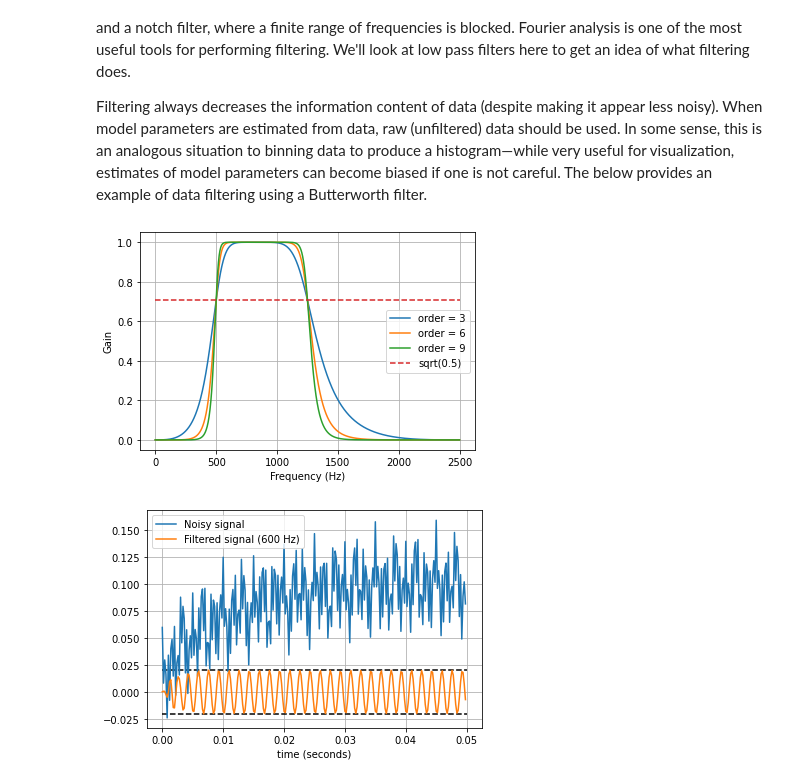
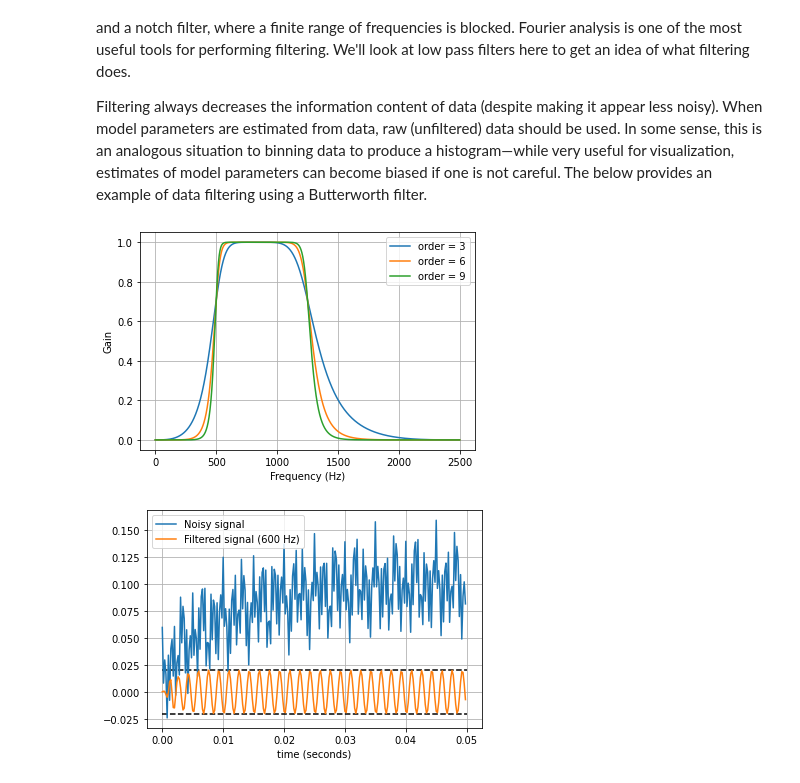
Before and after one commit to uom-lectures/PHY3287, a Jupyter notebook: lecture_3.ipynb, the cells around one changed output. Saved outputs shown, nothing was run; the diff lists cells and outputs as text; code cells hidden in the pictures.

```diff
--- a/lecture_3.ipynb
+++ b/lecture_3.ipynb
@@ -546,43 +546,39 @@ lowcut = 500.0
 highcut = 1250.0
 
 # Plot the frequency response for a few different orders.
-plt.figure(1)
-plt.clf()
+plt.figure()
 for order in [3, 6, 9]:
     b, a = butter_bandpass(lowcut, highcut, fs, order=order)
     w, h = freqz(b, a, worN=2000)
     plt.plot((fs * 0.5 / np.pi) * w, abs(h), label="order = %d" % order)
 
-plt.plot([0, 0.5 * fs], [np.sqrt(0.5), np.sqrt(0.5)],
-         '--', label='sqrt(0.5)')
 plt.xlabel('Frequency (Hz)')
 plt.ylabel('Gain')
 plt.grid(True)
 plt.legend(loc='best')
 
 # Filter a noisy signal.
 T = 0.05
 nsamples = T * fs
 t = np.linspace(0, T, int(nsamples), endpoint=False)
 a = 0.02
 f0 = 600.0
 x = 0.1 * np.sin(2 * np.pi * 1.2 * np.sqrt(t))
 x += 0.01 * np.cos(2 * np.pi * 312 * t + 0.1)
 x += a * np.cos(2 * np.pi * f0 * t + .11)
 x += 0.03 * np.cos(2 * np.pi * 2000 * t)
-plt.figure(2)
-plt.clf()
+plt.figure()
 plt.plot(t, x, label='Noisy signal')
 
 y = butter_bandpass_filter(x, lowcut, highcut, fs, order=6)
 plt.plot(t, y, label='Filtered signal (%g Hz)' % f0)
 plt.xlabel('time (seconds)')
 plt.hlines([-a, a], 0, T, linestyles='--')
 plt.grid(True)
 plt.axis('tight')
 plt.legend(loc='upper left')
 
 plt.show()
 # %% [output]
-[figure, old version]
+[figure, new version]
 [figure]
```
Also changed, not shown: parts of 1 cell of this notebook.
